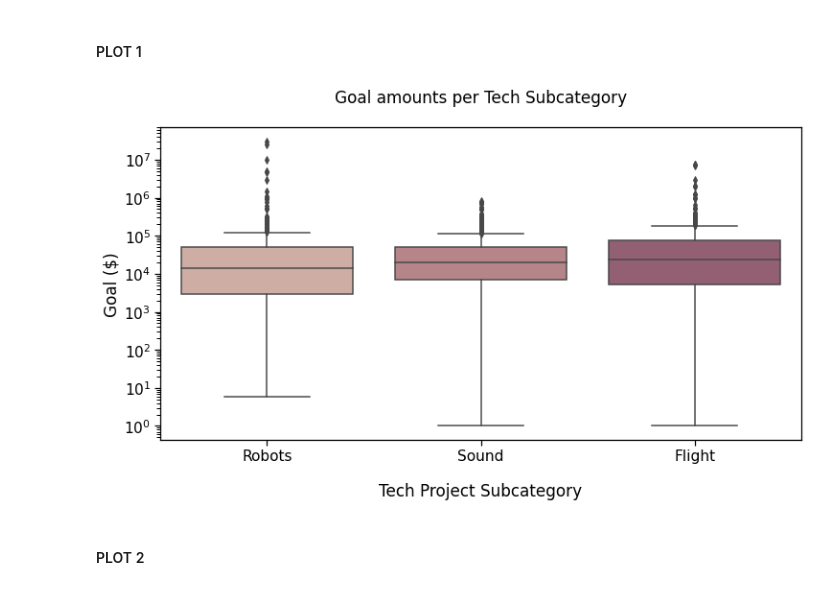
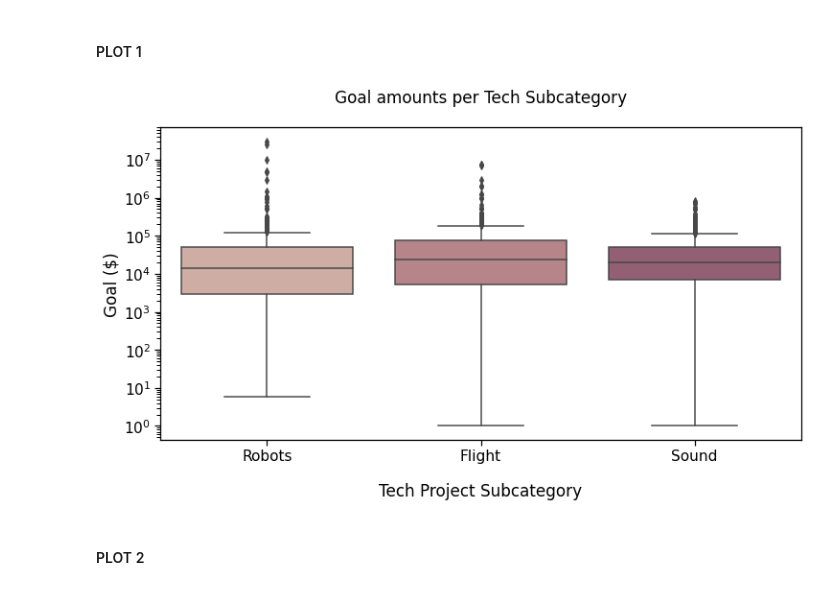
Before and after one commit to trevismd/statannotations-tutorials, a Jupyter notebook: Tutorial_1/Statannotations-Tutorial-1.ipynb, the cells around one changed output. Cells and saved outputs as stored; diff of their text form; code cells hidden in the pictures.

```diff
--- a/Tutorial_1/Statannotations-Tutorial-1.ipynb
+++ b/Tutorial_1/Statannotations-Tutorial-1.ipynb
@@ -165,24 +165,25 @@ There are 1667 projects in rfs.
 # %% [markdown]
 Let's define colors and orderings for subcategories and states plots
 # %%
-subcat_palette = sns.cubehelix_palette(start=0.2)
-state_palette = sns.color_palette("Set2")
+subcat_palette = sns.cubehelix_palette(start=0.2)[1:]
+states_palette = sns.color_palette("Set2")
 
 states_order = ["Successful", "Failed", "Live", "Suspended", "Canceled"]
 subcat_order = ['Robots', 'Flight', 'Sound']
 # %% [markdown]
 #### PLOT 1
 # %%
-with sns.plotting_context("notebook", font_scale = 1.4):
+with sns.plotting_context("notebook", font_scale=1.4):
     # Create new plot
     ax = get_log_ax()
 
-    sns.boxplot(ax=ax, data=rfs, x='Subcategory', y='Goal', palette=subcat_palette[1:])
+    sns.boxplot(ax=ax, data=rfs, x='Subcategory', y='Goal', palette=subcat_palette,
+                order=subcat_order)
 
     label_plot_for_subcat(ax)
     plt.savefig("plot1.png", bbox_inches='tight')
 # %% [output]
-[figure, old version]
+[figure, new version]
 # %% [markdown]
 #### PLOT 2
 # %%
```
Also changed, not shown: parts of 21 cells of this notebook, 2 other files.
